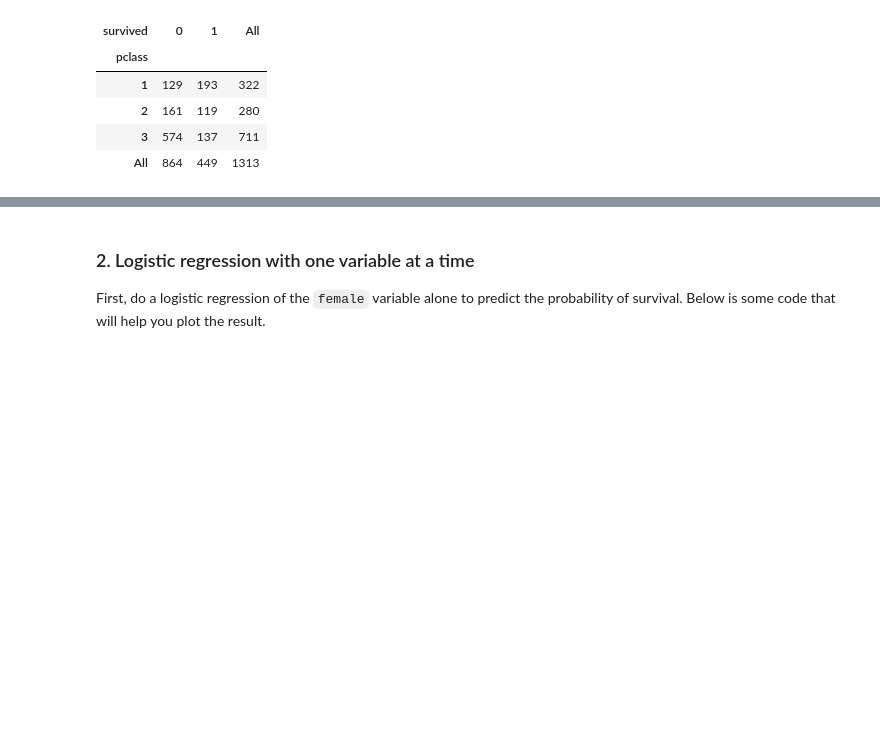
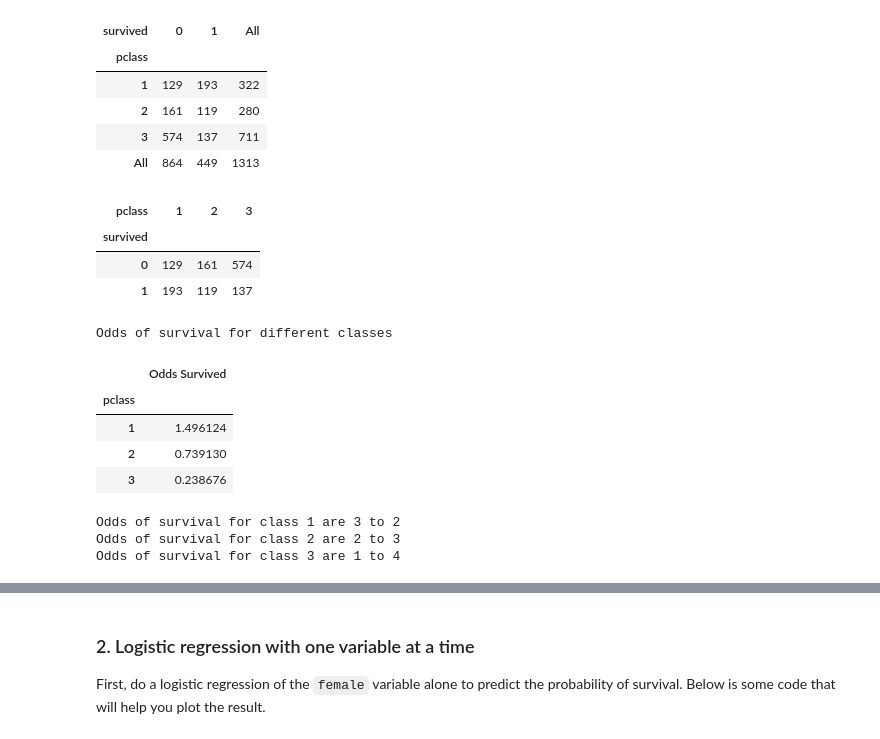
Before and after one commit to yiren54610/logistic-regression, a Jupyter notebook: logistic-regression-titanic.ipynb, the cells around one changed output, grey strips where cells are left out. Drawn from its saved outputs; the diff is of its cells as text; code cells hidden in the pictures; blank space fills up the shorter version.

```diff
--- a/logistic-regression-titanic.ipynb
+++ b/logistic-regression-titanic.ipynb
@@ -168,0 +176,24 @@ How many people are travelling in each class?
+# %%
+# 👉 Calculate the odds of survival for each class
+# (hint: you can copy/paste code from the section above)
+piv = df.pivot_table(index='survived', columns='pclass', aggfunc='count', values='name')
+display(piv)
+print("\nOdds of survival for different classes")
+display(pd.DataFrame(piv.iloc[1,:] / piv.iloc[0,:], columns=['Odds Survived']))
+print("Odds of survival for class 1 are 3 to 2")
+print("Odds of survival for class 2 are 2 to 3")
+print("Odds of survival for class 3 are 1 to 4")
+# %% [output]
+| pclass | 1 | 2 | 3 |
+| survived |  |  |  |
+| 0 | 129 | 161 | 574 |
+| 1 | 193 | 119 | 137 |
+Odds of survival for different classes
+|  | Odds Survived |
+| pclass |  |
+| 1 | 1.496124 |
+| 2 | 0.739130 |
+| 3 | 0.238676 |
+Odds of survival for class 1 are 3 to 2
+Odds of survival for class 2 are 2 to 3
+Odds of survival for class 3 are 1 to 4
```
Also changed, not shown: parts of 15 cells of this notebook, 1 other file.
